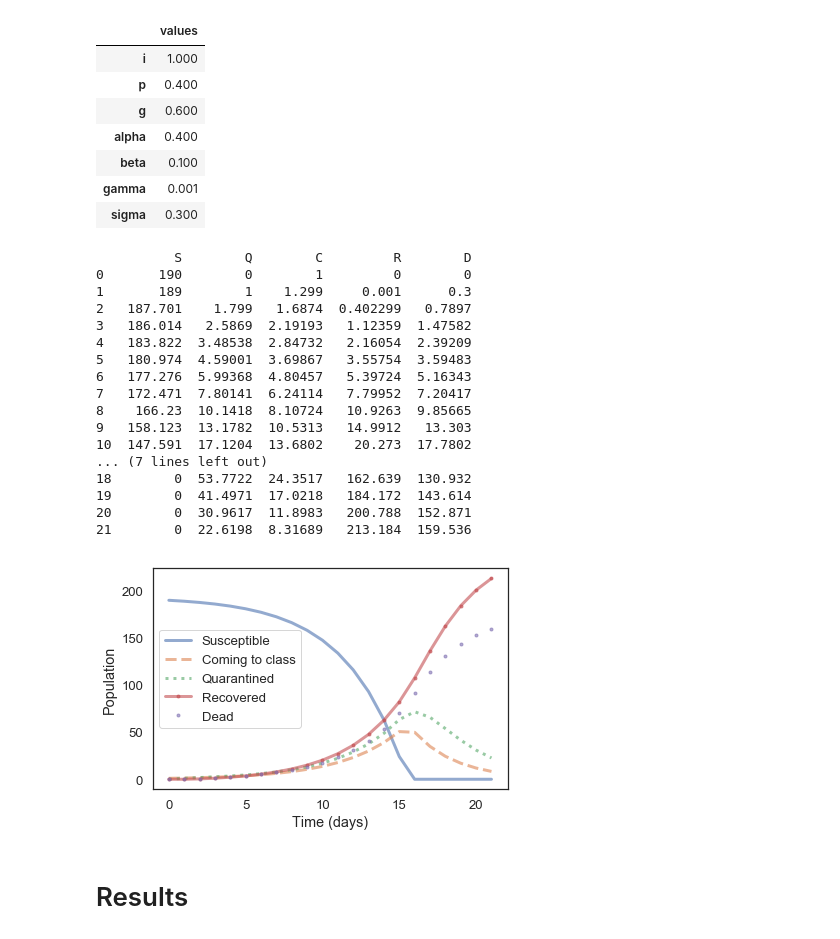
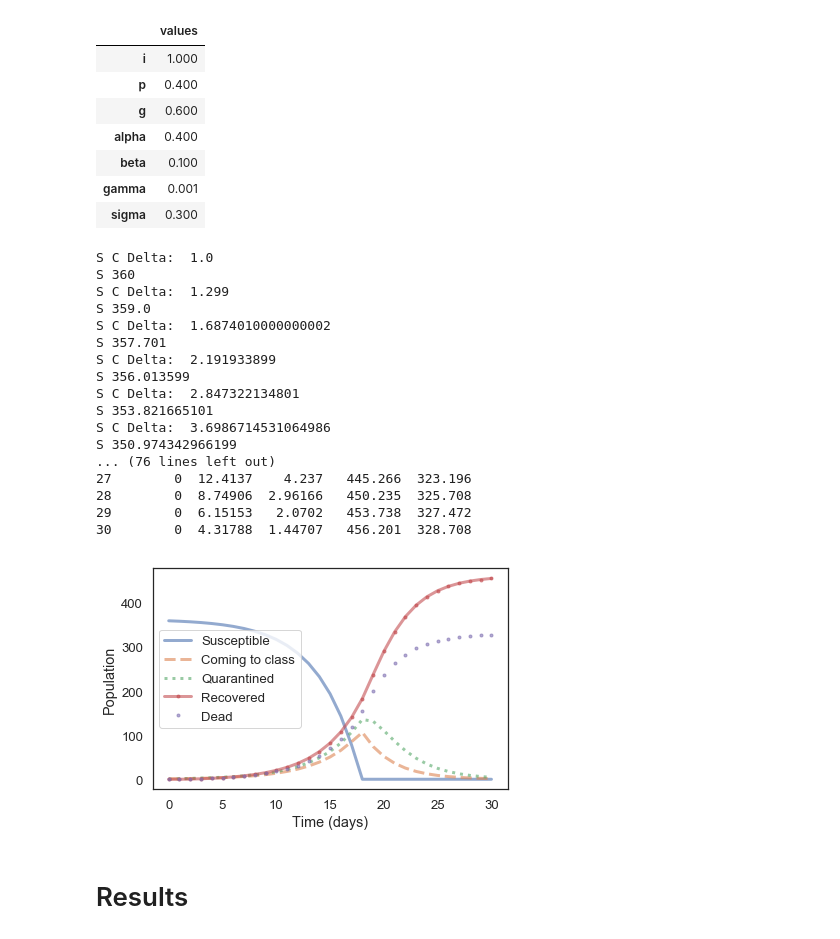
Before and after one commit to AustinVes/ModSim-Project2, a Jupyter notebook: project_notebook.ipynb, the cells around one changed output. Saved outputs shown, nothing was run; the diff lists cells and outputs as text; code cells hidden in the pictures.

```diff
--- a/project_notebook.ipynb
+++ b/project_notebook.ipynb
@@ -26,6 +26,6 @@ R: Recovered
 D: Dead XP
 '''
 
-init = State(S=190, Q=0, C=1, R=0, D=0)
+init = State(S=360, Q=0, C=1, R=0, D=0)
 # %% [output]
 |  | values |
@@ -73,9 +73,12 @@ def update_func(state, system, dt=1):
     else:
         delta = i/S
 
-    infections = min([S * C*delta, S])
-    recoveries = min([Q*alpha + C*gamma, 190])
-    deaths     = min([Q*beta + C*sigma, 190])
+    infections = min([S * C * delta, S])
+    recoveries = min([Q*alpha + C*gamma, 360])
+    deaths     = min([Q*beta + C*sigma, 360])
+
+    print ("S C Delta: ", S * C * delta)
+    print ("S", S)
 
     dSdt = -infections * dt
     dQdt = (infections * p + C*g - Q*alpha - Q*beta) * dt
@@ -112,28 +115,28 @@ def plot_results(results):
     plot(results['D'], '.', label='Dead')
     decorate(xlabel='Time (days)', ylabel='Population')
 # %%
-results = run_simulation(system, init, 21, 1)
+results = run_simulation(system, init, 30, 1)
 plot_results(results)
 print(results)
 # %% [output]
-          S        Q        C         R        D
-0       190        0        1         0        0
-1       189        1    1.299     0.001      0.3
-2   187.701    1.799   1.6874  0.402299   0.7897
-3   186.014   2.5869  2.19193   1.12359  1.47582
-4   183.822  3.48538  2.84732   2.16054  2.39209
-5   180.974  4.59001  3.69867   3.55754  3.59483
-6   177.276  5.99368  4.80457   5.39724  5.16343
-7   172.471  7.80141  6.24114   7.79952  7.20417
-8    166.23  10.1418  8.10724   10.9263  9.85665
-9   158.123  13.1782  10.5313   14.9912   13.303
-10  147.591  17.1204  13.6802    20.273  17.7802
-... (7 lines left out)
-18        0  53.7722  24.3517   162.639  130.932
-19        0  41.4971  17.0218   184.172  143.614
-20        0  30.9617  11.8983   200.788  152.871
-21        0  22.6198  8.31689   213.184  159.536
+S C Delta:  1.0
+S 360
+S C Delta:  1.299
+S 359.0
+S C Delta:  1.6874010000000002
+S 357.701
+S C Delta:  2.191933899
+S 356.013599
+S C Delta:  2.847322134801
+S 353.821665101
+S C Delta:  3.6986714531064986
+S 350.974342966199
+... (76 lines left out)
+27        0  12.4137    4.237   445.266  323.196
+28        0  8.74906  2.96166   450.235  325.708
+29        0  6.15153   2.0702   453.738  327.472
+30        0  4.31788  1.44707   456.201  328.708
-[figure, old version]
+[figure, new version]
 # %% [markdown]
 # Results
 # %% [markdown]
```
Also changed, not shown: parts of 1 cell of this notebook.
